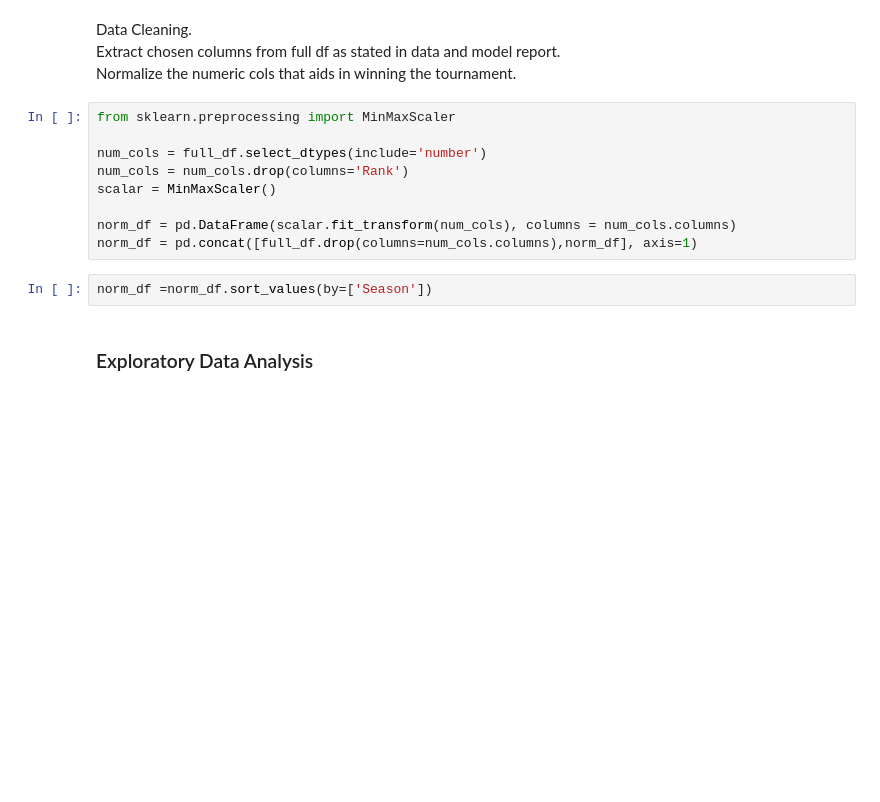
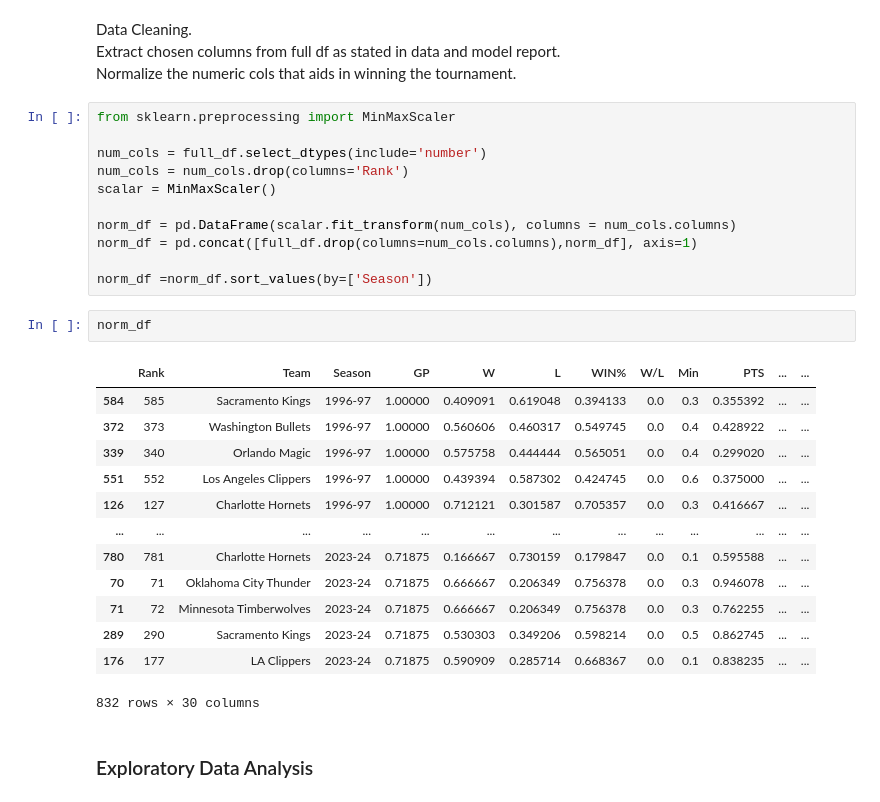
Before and after one commit to MorandR/NBA_Standings, a Jupyter notebook: basketball.ipynb, the cells around one changed output. Saved outputs shown, nothing was run; the diff lists cells and outputs as text; blank space fills up the shorter version.

```diff
--- a/basketball.ipynb
+++ b/basketball.ipynb
@@ -102,8 +117,24 @@ scalar = MinMaxScaler()
 
 norm_df = pd.DataFrame(scalar.fit_transform(num_cols), columns = num_cols.columns)
 norm_df = pd.concat([full_df.drop(columns=num_cols.columns),norm_df], axis=1)
+
+norm_df =norm_df.sort_values(by=['Season'])
-# %%
-norm_df =norm_df.sort_values(by=['Season'])
+# %%
+norm_df
+# %% [output]
+|  | Rank | Team | Season | GP | W | L | WIN% | W/L | Min | PTS | ... | ... |
+| 584 | 585 | Sacramento Kings | 1996-97 | 1.00000 | 0.409091 | 0.619048 | 0.394133 | 0.0 | 0.3 | 0.355392 | ... | ... |
+| 372 | 373 | Washington Bullets | 1996-97 | 1.00000 | 0.560606 | 0.460317 | 0.549745 | 0.0 | 0.4 | 0.428922 | ... | ... |
+| 339 | 340 | Orlando Magic | 1996-97 | 1.00000 | 0.575758 | 0.444444 | 0.565051 | 0.0 | 0.4 | 0.299020 | ... | ... |
+| 551 | 552 | Los Angeles Clippers | 1996-97 | 1.00000 | 0.439394 | 0.587302 | 0.424745 | 0.0 | 0.6 | 0.375000 | ... | ... |
+| 126 | 127 | Charlotte Hornets | 1996-97 | 1.00000 | 0.712121 | 0.301587 | 0.705357 | 0.0 | 0.3 | 0.416667 | ... | ... |
+| ... | ... | ... | ... | ... | ... | ... | ... | ... | ... | ... | ... | ... |
+| 780 | 781 | Charlotte Hornets | 2023-24 | 0.71875 | 0.166667 | 0.730159 | 0.179847 | 0.0 | 0.1 | 0.595588 | ... | ... |
+| 70 | 71 | Oklahoma City Thunder | 2023-24 | 0.71875 | 0.666667 | 0.206349 | 0.756378 | 0.0 | 0.3 | 0.946078 | ... | ... |
+| 71 | 72 | Minnesota Timberwolves | 2023-24 | 0.71875 | 0.666667 | 0.206349 | 0.756378 | 0.0 | 0.3 | 0.762255 | ... | ... |
+| 289 | 290 | Sacramento Kings | 2023-24 | 0.71875 | 0.530303 | 0.349206 | 0.598214 | 0.0 | 0.5 | 0.862745 | ... | ... |
+| 176 | 177 | LA Clippers | 2023-24 | 0.71875 | 0.590909 | 0.285714 | 0.668367 | 0.0 | 0.1 | 0.838235 | ... | ... |
+832 rows × 30 columns
 # %% [markdown]
 ### Exploratory Data Analysis
 # %%
```
Also changed, not shown: parts of 16 cells of this notebook.
